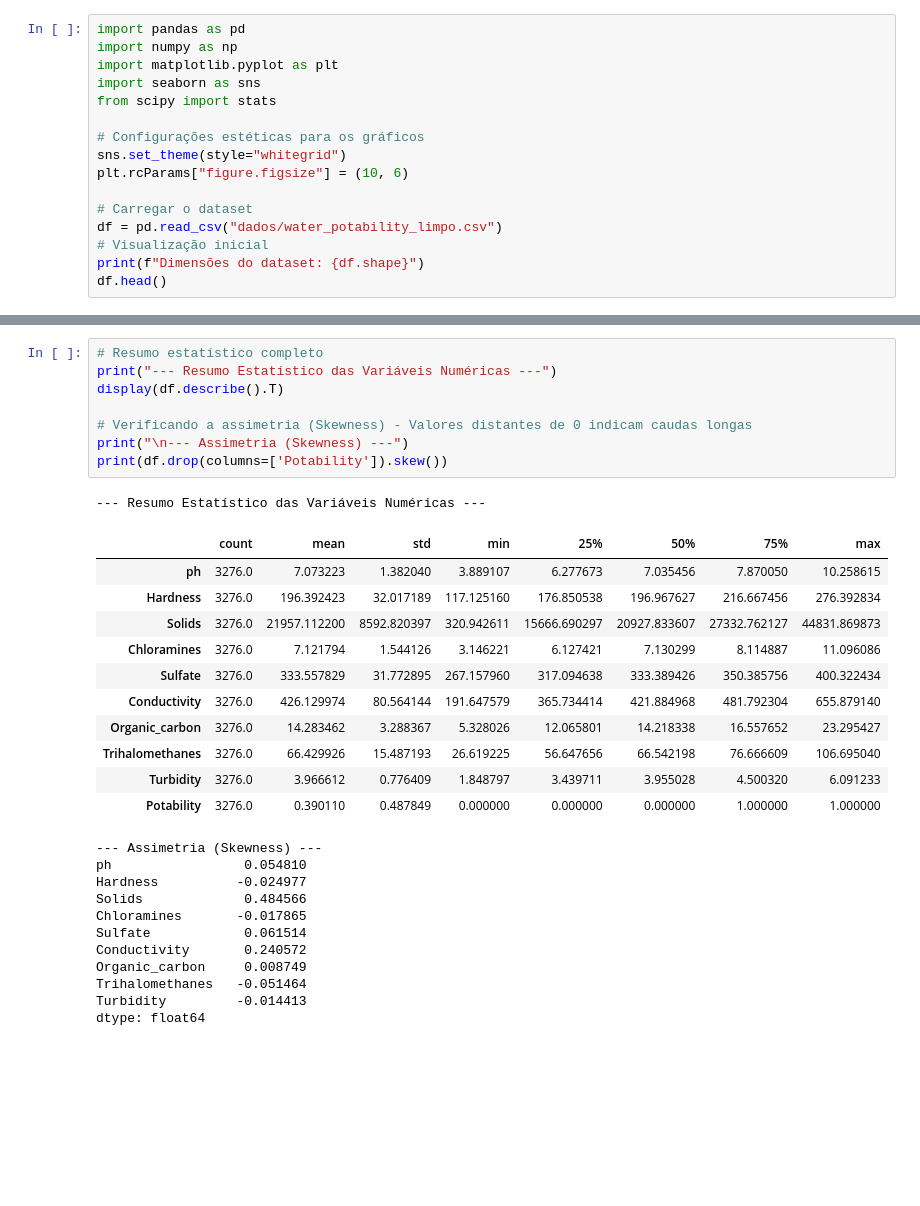
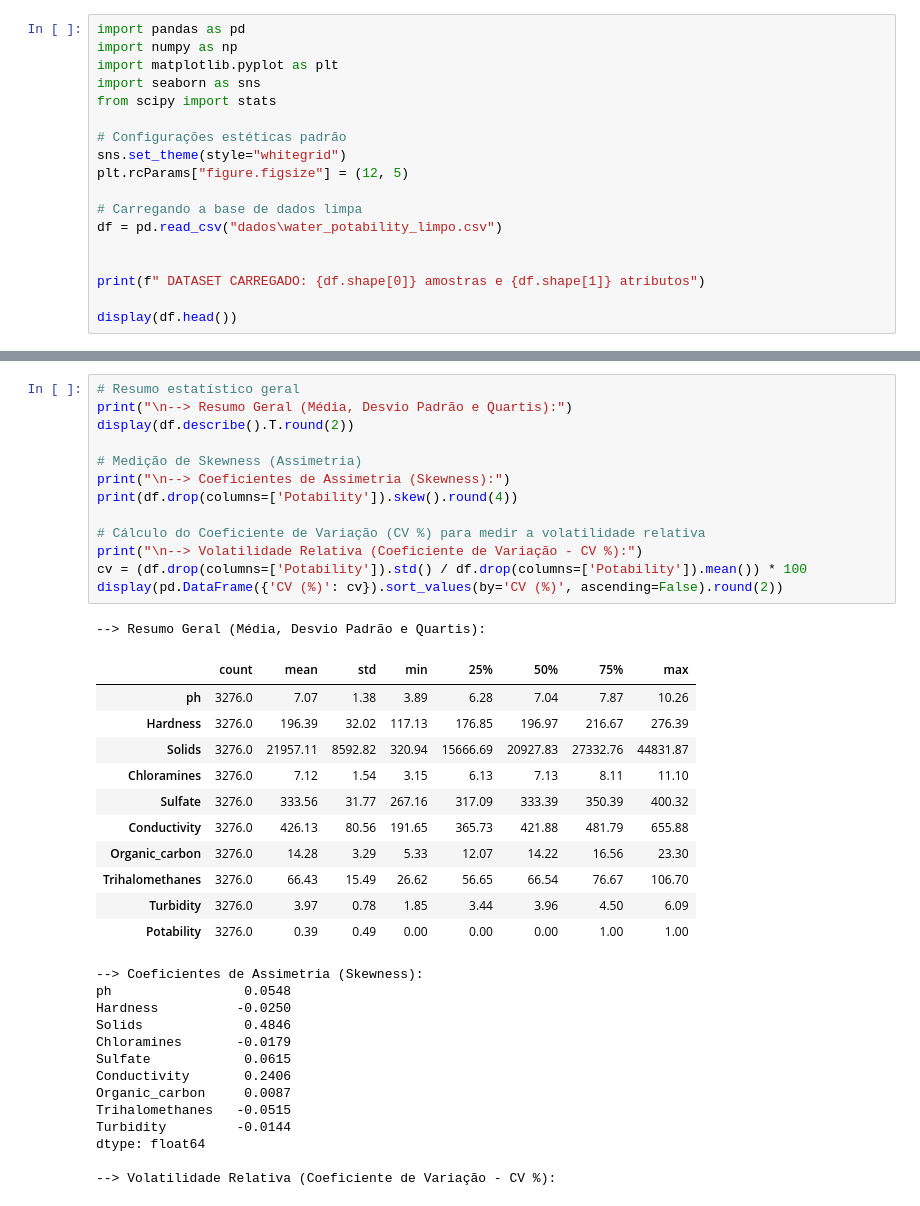
Before and after one commit to skywalkerCam/analise-potabilidade-agua, a Jupyter notebook: eda_estatistica.ipynb, the cells around one changed output, grey strips where cells are left out. Drawn from its saved outputs; the diff is of its cells as text; blank space fills up the shorter version.

```diff
--- a/eda_estatistica.ipynb
+++ b/eda_estatistica.ipynb
@@ -7,13 +7,15 @@ import matplotlib.pyplot as plt
 import seaborn as sns
 from scipy import stats
 
-# Configurações estéticas para os gráficos
+# Configurações estéticas padrão
 sns.set_theme(style="whitegrid")
-plt.rcParams["figure.figsize"] = (10, 6)
+plt.rcParams["figure.figsize"] = (12, 5)
 
-# Carregar o dataset
-df = pd.read_csv("dados/water_potability_limpo.csv")
-# Visualização inicial
-print(f"Dimensões do dataset: {df.shape}")
-df.head()
+# Carregando a base de dados limpa
+df = pd.read_csv("dados\water_potability_limpo.csv")
+
+
+print(f" DATASET CARREGADO: {df.shape[0]} amostras e {df.shape[1]} atributos")
+
+display(df.head())
 # %% [output]
@@ -55,32 +59,39 @@ Classe 1: 1278 amostras (39.01%)
 # %%
-# Resumo estatístico completo
-print("--- Resumo Estatístico das Variáveis Numéricas ---")
-display(df.describe().T)
+# Resumo estatístico geral
+print("\n--> Resumo Geral (Média, Desvio Padrão e Quartis):")
+display(df.describe().T.round(2))
 
-# Verificando a assimetria (Skewness) - Valores distantes de 0 indicam caudas longas
-print("\n--- Assimetria (Skewness) ---")
-print(df.drop(columns=['Potability']).skew())
+# Medição de Skewness (Assimetria)
+print("\n--> Coeficientes de Assimetria (Skewness):")
+print(df.drop(columns=['Potability']).skew().round(4))
+
+# Cálculo do Coeficiente de Variação (CV %) para medir a volatilidade relativa
+print("\n--> Volatilidade Relativa (Coeficiente de Variação - CV %):")
+cv = (df.drop(columns=['Potability']).std() / df.drop(columns=['Potability']).mean()) * 100
+display(pd.DataFrame({'CV (%)': cv}).sort_values(by='CV (%)', ascending=False).round(2))
 # %% [output]
---- Resumo Estatístico das Variáveis Numéricas ---
+--> Resumo Geral (Média, Desvio Padrão e Quartis):
 |  | count | mean | std | min | 25% | 50% | 75% | max |
-| ph | 3276.0 | 7.073223 | 1.382040 | 3.889107 | 6.277673 | 7.035456 | 7.870050 | 10.258615 |
-| Hardness | 3276.0 | 196.392423 | 32.017189 | 117.125160 | 176.850538 | 196.967627 | 216.667456 | 276.392834 |
-| Solids | 3276.0 | 21957.112200 | 8592.820397 | 320.942611 | 15666.690297 | 20927.833607 | 27332.762127 | 44831.869873 |
-| Chloramines | 3276.0 | 7.121794 | 1.544126 | 3.146221 | 6.127421 | 7.130299 | 8.114887 | 11.096086 |
-| Sulfate | 3276.0 | 333.557829 | 31.772895 | 267.157960 | 317.094638 | 333.389426 | 350.385756 | 400.322434 |
-| Conductivity | 3276.0 | 426.129974 | 80.564144 | 191.647579 | 365.734414 | 421.884968 | 481.792304 | 655.879140 |
-| Organic_carbon | 3276.0 | 14.283462 | 3.288367 | 5.328026 | 12.065801 | 14.218338 | 16.557652 | 23.295427 |
-| Trihalomethanes | 3276.0 | 66.429926 | 15.487193 | 26.619225 | 56.647656 | 66.542198 | 76.666609 | 106.695040 |
-| Turbidity | 3276.0 | 3.966612 | 0.776409 | 1.848797 | 3.439711 | 3.955028 | 4.500320 | 6.091233 |
-| Potability | 3276.0 | 0.390110 | 0.487849 | 0.000000 | 0.000000 | 0.000000 | 1.000000 | 1.000000 |
+| ph | 3276.0 | 7.07 | 1.38 | 3.89 | 6.28 | 7.04 | 7.87 | 10.26 |
+| Hardness | 3276.0 | 196.39 | 32.02 | 117.13 | 176.85 | 196.97 | 216.67 | 276.39 |
+| Solids | 3276.0 | 21957.11 | 8592.82 | 320.94 | 15666.69 | 20927.83 | 27332.76 | 44831.87 |
+| Chloramines | 3276.0 | 7.12 | 1.54 | 3.15 | 6.13 | 7.13 | 8.11 | 11.10 |
+| Sulfate | 3276.0 | 333.56 | 31.77 | 267.16 | 317.09 | 333.39 | 350.39 | 400.32 |
+| Conductivity | 3276.0 | 426.13 | 80.56 | 191.65 | 365.73 | 421.88 | 481.79 | 655.88 |
+| Organic_carbon | 3276.0 | 14.28 | 3.29 | 5.33 | 12.07 | 14.22 | 16.56 | 23.30 |
+| Trihalomethanes | 3276.0 | 66.43 | 15.49 | 26.62 | 56.65 | 66.54 | 76.67 | 106.70 |
+| Turbidity | 3276.0 | 3.97 | 0.78 | 1.85 | 3.44 | 3.96 | 4.50 | 6.09 |
+| Potability | 3276.0 | 0.39 | 0.49 | 0.00 | 0.00 | 0.00 | 1.00 | 1.00 |
---- Assimetria (Skewness) ---
-ph                 0.054810
-Hardness          -0.024977
-Solids             0.484566
-Chloramines       -0.017865
-Sulfate            0.061514
-Conductivity       0.240572
-Organic_carbon     0.008749
-Trihalomethanes   -0.051464
-Turbidity         -0.014413
+--> Coeficientes de Assimetria (Skewness):
+ph                 0.0548
+Hardness          -0.0250
+Solids             0.4846
+Chloramines       -0.0179
+Sulfate            0.0615
+Conductivity       0.2406
+Organic_carbon     0.0087
+Trihalomethanes   -0.0515
+Turbidity         -0.0144
 dtype: float64
+
+--> Volatilidade Relativa (Coeficiente de Variação - CV %):
```
Also changed, not shown: parts of 20 cells of this notebook, 1 other file.
